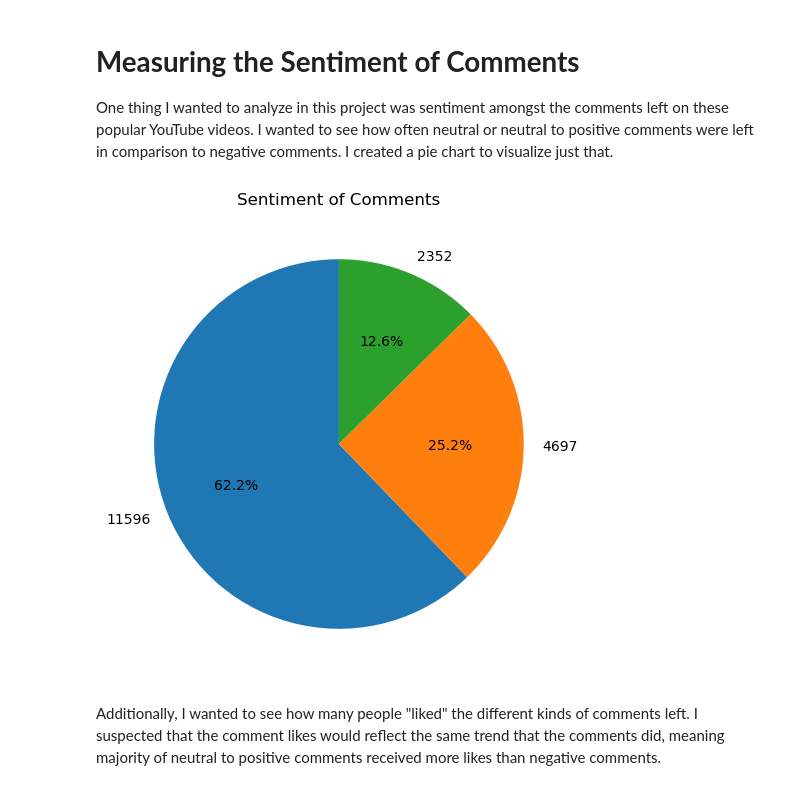
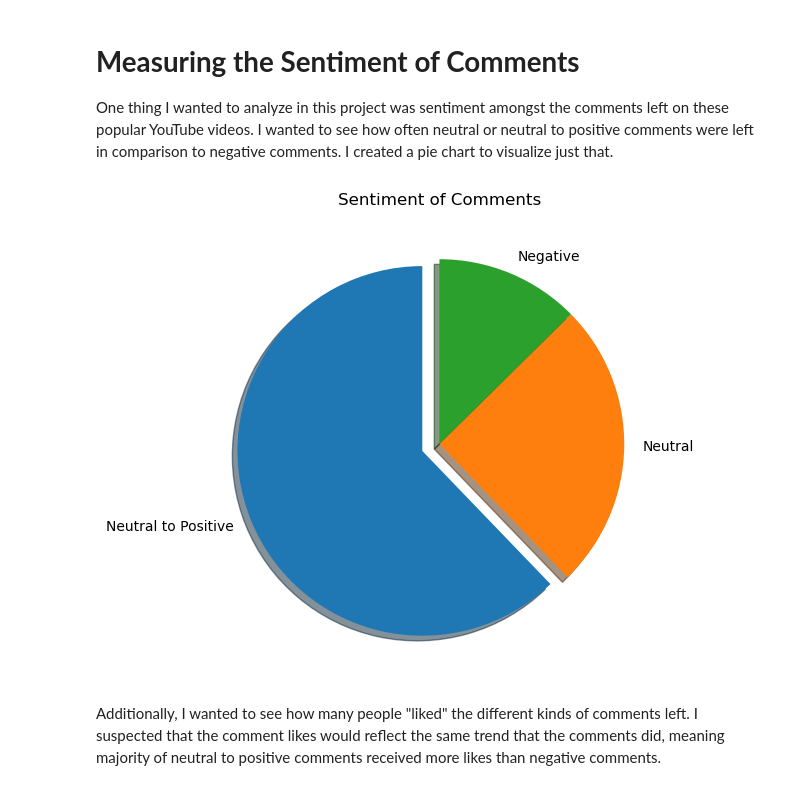
Before and after one commit to alishacopley/youtube_data_analysis, a Jupyter notebook: youtube_data_analysis.ipynb, the cells around one changed output. Drawn from its saved outputs; the diff is of its cells as text; code cells hidden in the pictures.

Commit message:
edited pie chart code

```diff
--- a/youtube_data_analysis.ipynb
+++ b/youtube_data_analysis.ipynb
@@ -122,14 +122,15 @@ youtube_data.head()
 
 One thing I wanted to analyze in this project was sentiment amongst the comments left on these popular YouTube videos. I wanted to see how often neutral or neutral to positive comments were left in comparison to negative comments. I created a pie chart to visualize just that.
 # %%
-sentiment_data = youtube_data['Sentiment'].value_counts().rename_axis('Sentiment').reset_index(name='mood_counts')
+labels = 'Neutral to Positive', 'Neutral', 'Negative'
+sizes = youtube_data['Sentiment'].value_counts().rename_axis('Sentiment').reset_index(name='mood_counts')
 
 plt.figure(figsize=(6,6))
-plt.pie(sentiment_data.mood_counts, labels=sentiment_data.mood_counts, startangle=90, autopct='%.1f%%')
+plt.pie(sentiment_data.mood_counts, labels=labels, startangle=90, shadow=True, explode=[0.1, 0.0, 0.0])
 plt.title('Sentiment of Comments')
 plt.show()
 # %% [output]
-[figure, old version]
+[figure, new version]
 # %% [markdown]
 Additionally, I wanted to see how many people "liked" the different kinds of comments left. I suspected that the comment likes would reflect the same trend that the comments did, meaning majority of neutral to positive comments received more likes than negative comments.
 # %%
```
